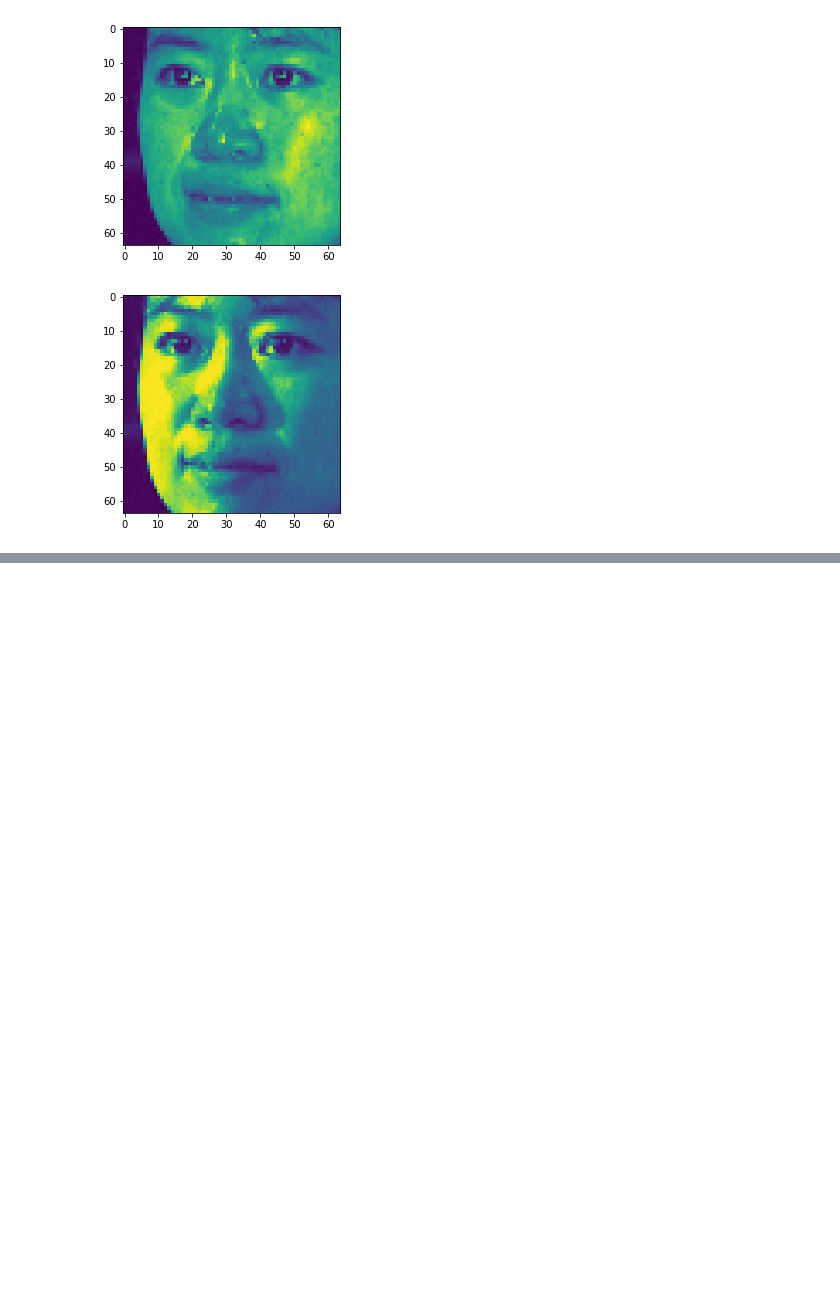
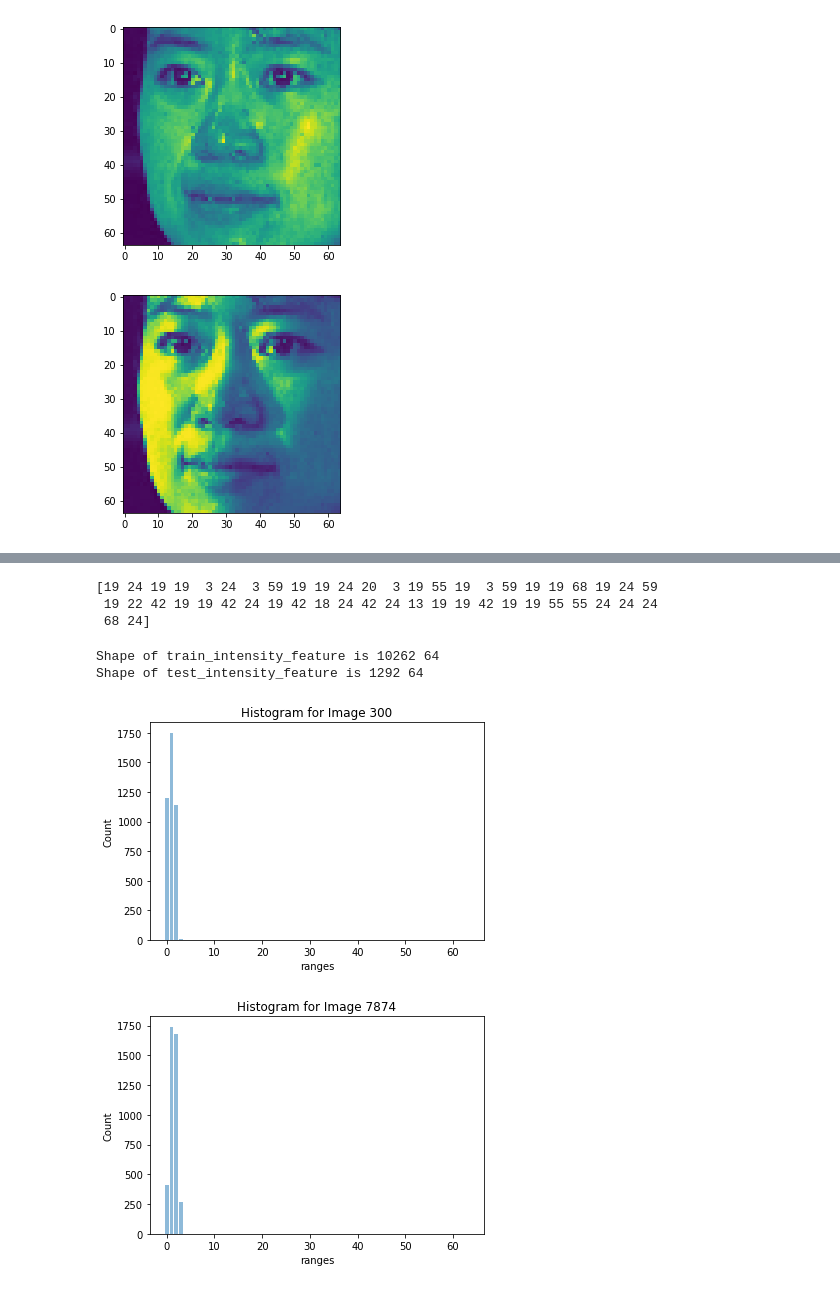
Before and after one commit to sananand007/Xrelab, a Jupyter notebook: hw2/HA2-Problem1_final.ipynb, the cells around one changed output, grey strips where cells are left out. Cells and saved outputs as stored; diff of their text form; code cells hidden in the pictures; blank space fills up the shorter version.

```diff
--- a/hw2/HA2-Problem1_final.ipynb
+++ b/hw2/HA2-Problem1_final.ipynb
@@ -36,0 +115,32 @@ len(train_intensity_feature)
+# %%
+print(predict_y[:50])
+# %% [output]
+[19 24 19 19  3 24  3 59 19 19 24 20  3 19 55 19  3 59 19 19 68 19 24 59
+ 19 22 42 19 19 42 24 19 42 18 24 42 24 13 19 19 42 19 19 55 55 24 24 24
+ 68 24]
+# %%
+nBins=64
+train_intensity_feature, test_intensity_feature = get_intensity_feature(train_data, test_data, nBins)
+print("Shape of train_intensity_feature is", len(train_intensity_feature), len(train_intensity_feature[0]))
+print("Shape of test_intensity_feature is", len(test_intensity_feature), len(test_intensity_feature[0]))
+
+ranges=[i for i in range(nBins)]
+idx=np.random.randint(0,len(train_intensity_feature))
+plt.bar(ranges, train_intensity_feature[idx], align='center', alpha=0.5)
+plt.ylabel('Count')
+plt.xlabel('ranges')
+plt.title('Histogram for Image {}'.format(idx))
+plt.show()
+
+ranges=[i for i in range(nBins)]
+idx=np.random.randint(0,len(train_intensity_feature))
+plt.bar(ranges, train_intensity_feature[idx], align='center', alpha=0.5)
+plt.ylabel('Count')
+plt.xlabel('ranges')
+plt.title('Histogram for Image {}'.format(idx))
+plt.show()
+# %% [output]
+Shape of train_intensity_feature is 10262 64
+Shape of test_intensity_feature is 1292 64
+[figure, added]
+[figure, added]
```
Also changed, not shown: parts of 9 cells of this notebook.
